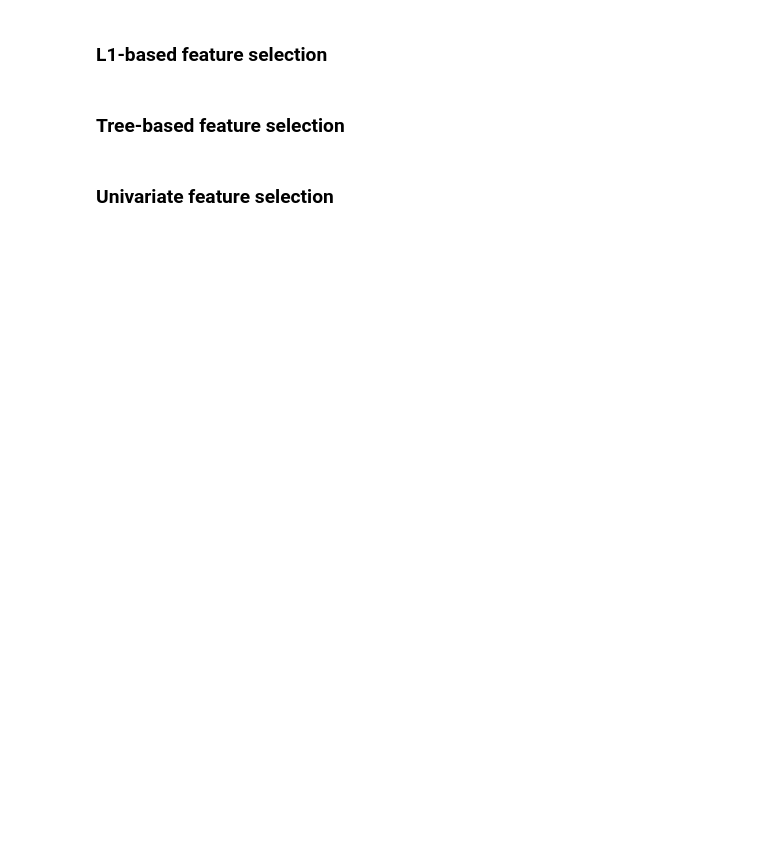
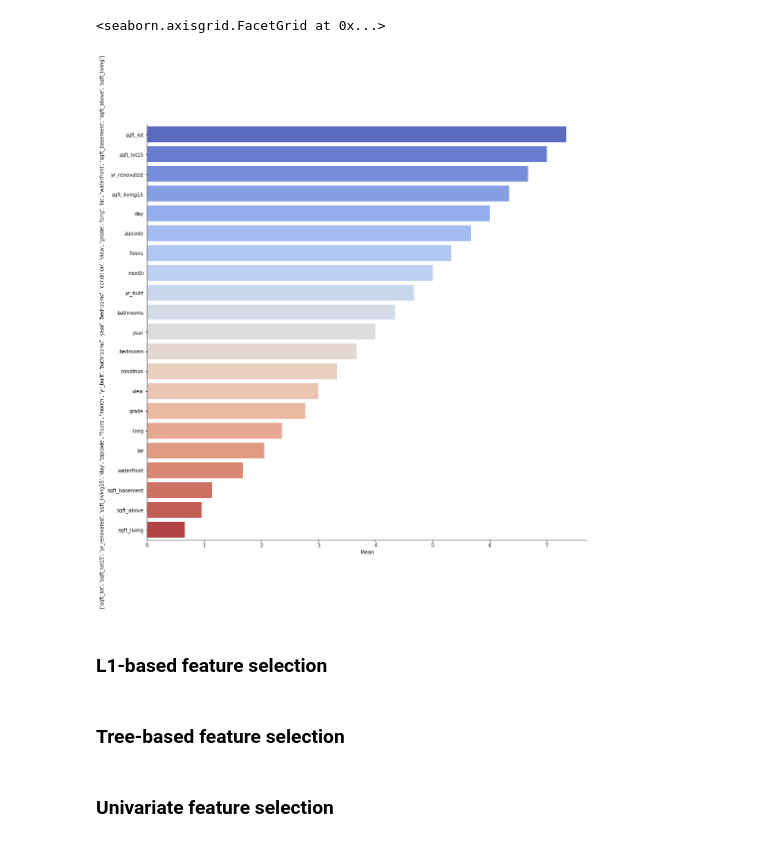
Before and after one commit to degharbi/Housing-prices-prediction, a Jupyter notebook: Linear_Regression_models.ipynb, the cells around one changed output. Cells and saved outputs as stored; diff of their text form; code cells hidden in the pictures; blank space fills up the shorter version.

```diff
--- a/Linear_Regression_models.ipynb
+++ b/Linear_Regression_models.ipynb
@@ -62,0 +237,12 @@ ValueError: Found input variables with inconsistent numbers of samples: [21613,
+# %%
+lr = LinearRegression(normalize=True)
+lr.fit(X,y)
+classement["LinReg"] = ranking(np.abs(lr.coef_), X.columns)
+
+ridge = Ridge(alpha = 7)
+ridge.fit(X,y)
+classement['Ridge'] = ranking(np.abs(ridge.coef_), X.columns)
+
+lasso = Lasso(alpha=.05)
+lasso.fit(X, y)
+classement["Lasso"] = ranking(np.abs(lasso.coef_), X.columns)
@@ -62,0 +251,6 @@ ValueError: Found input variables with inconsistent numbers of samples: [21613,
+# %%
+from sklearn.ensemble import RandomForestRegressor
+
+rf = RandomForestRegressor(n_jobs=-1, n_estimators=50, verbose=3)
+rf.fit(X,y)
+classement["RF"] = ranking(rf.feature_importances_, X.columns)
@@ -62,0 +295,14 @@ ValueError: Found input variables with inconsistent numbers of samples: [21613,
+# %%
+# Create empty dictionary to store the mean value calculated from all the scores
+mean = {}
+for col in X.columns:
+    mean[col] = round(np.mean([
+        classement[method][col] for method in classement.keys()
+    ]), 2)
+
+methods_names = sorted(classement.keys())
+classement["Mean"] = mean
+methods_names.append("Mean")
+# %%
+classement_df = pd.DataFrame(classement, columns=methods_names).sort_values(by=['Mean'], ascending=False)
+classement_df
@@ -63,3 +347,9 @@ ValueError: Found input variables with inconsistent numbers of samples: [21613,
+# %%
+sns.factorplot(x="Mean", y=classement_df.index.tolist() , data = classement_df, kind="bar",
+               size=14, aspect=1, palette='coolwarm')
+# %% [output]
+<seaborn.axisgrid.FacetGrid at 0x...>
+[figure, added]
 # %% [markdown]
 ### L1-based feature selection
 # %%
```
Also changed, not shown: parts of 48 cells of this notebook, 5 other files.
